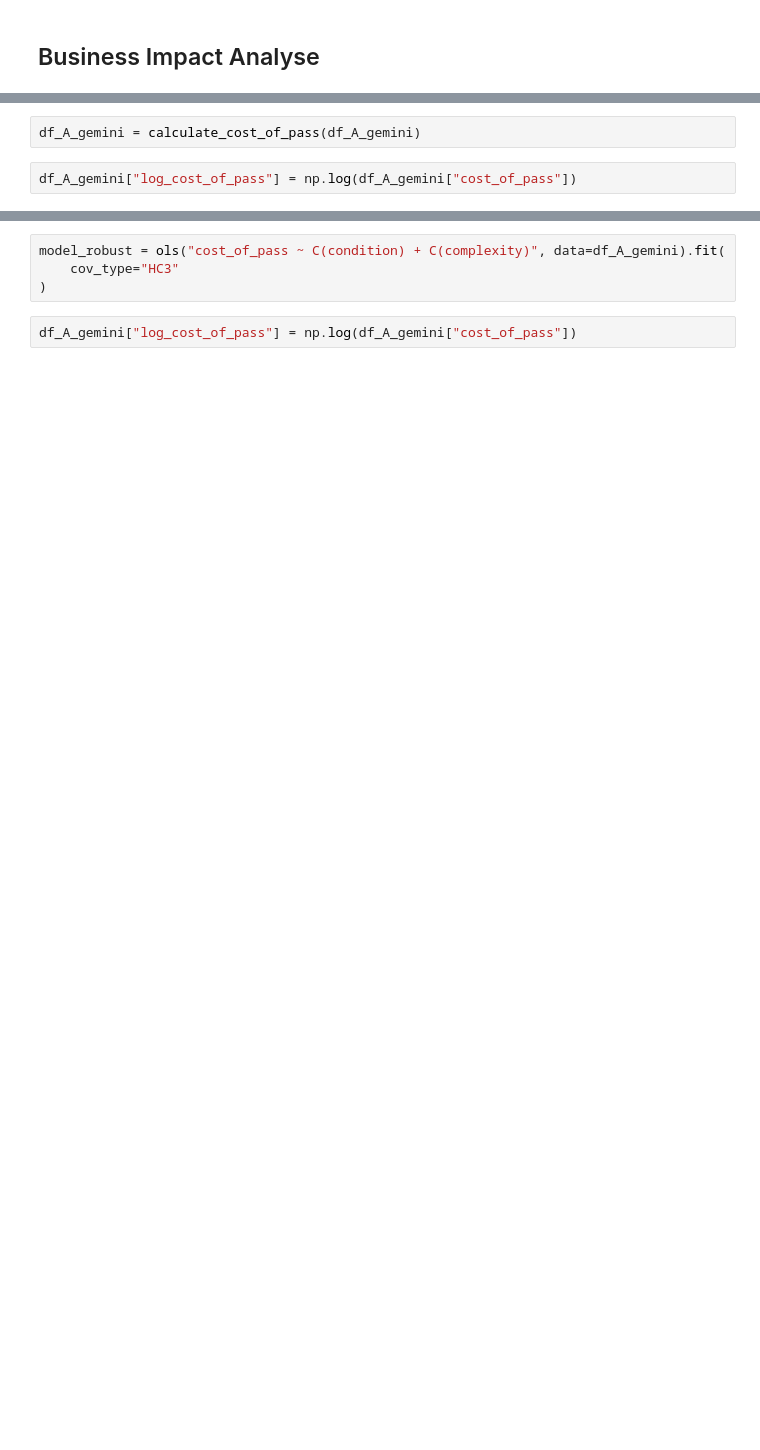
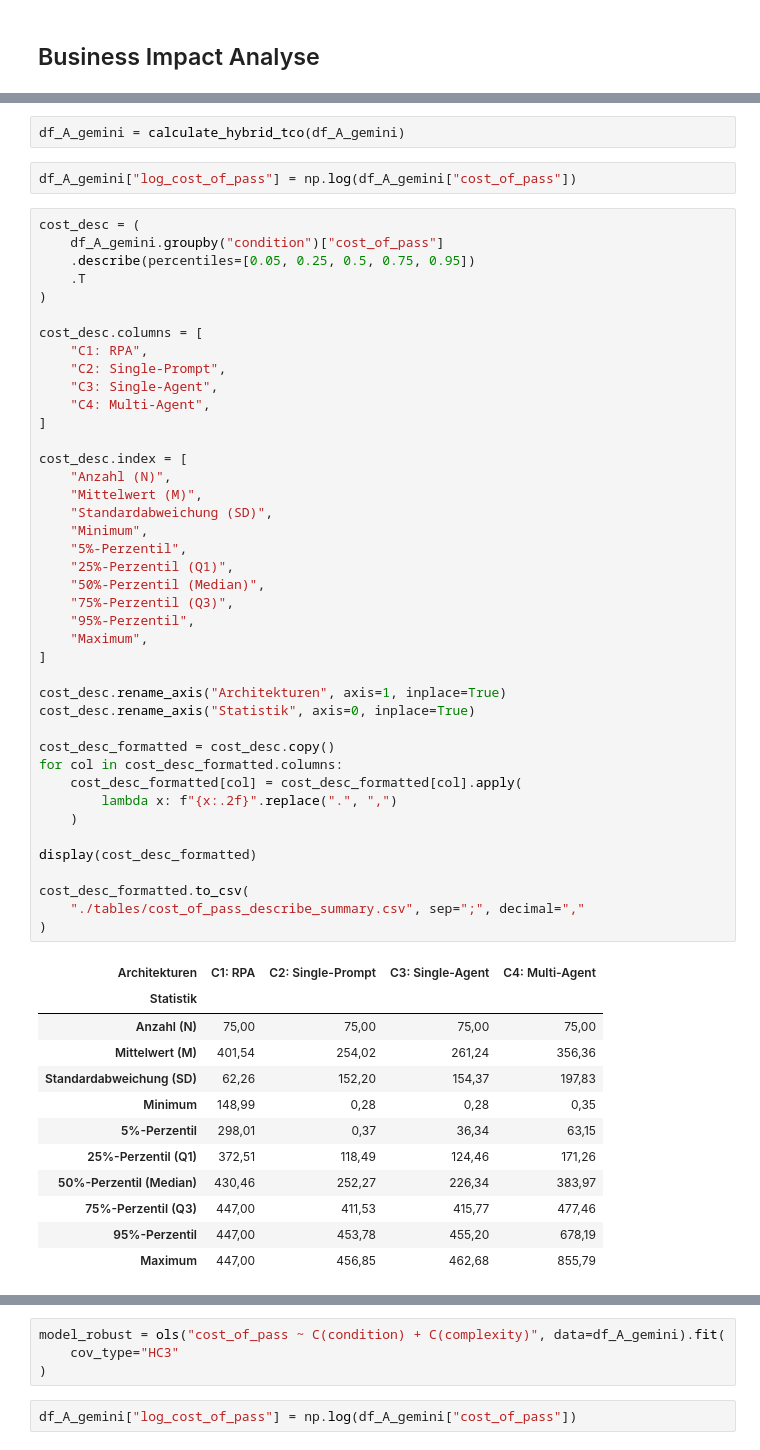
Before and after one commit to StefanEissler/doc-automation-architecture, a Jupyter notebook: notebooks/statistical_evaluation_A_internal.ipynb, the cells around one changed output, grey strips where cells are left out. Saved outputs shown, nothing was run; the diff lists cells and outputs as text; blank space fills up the shorter version.

```diff
--- a/notebooks/statistical_evaluation_A_internal.ipynb
+++ b/notebooks/statistical_evaluation_A_internal.ipynb
@@ -988,6 +1083,60 @@ def calculate_cost_of_pass(df):
 
     return df
 # %%
-df_A_gemini = calculate_cost_of_pass(df_A_gemini)
+df_A_gemini = calculate_hybrid_tco(df_A_gemini)
 # %%
 df_A_gemini["log_cost_of_pass"] = np.log(df_A_gemini["cost_of_pass"])
+# %%
+cost_desc = (
+    df_A_gemini.groupby("condition")["cost_of_pass"]
+    .describe(percentiles=[0.05, 0.25, 0.5, 0.75, 0.95])
+    .T
+)
+
+cost_desc.columns = [
+    "C1: RPA",
+    "C2: Single-Prompt",
+    "C3: Single-Agent",
+    "C4: Multi-Agent",
+]
+
+cost_desc.index = [
+    "Anzahl (N)",
+    "Mittelwert (M)",
+    "Standardabweichung (SD)",
+    "Minimum",
+    "5%-Perzentil",
+    "25%-Perzentil (Q1)",
+    "50%-Perzentil (Median)",
+    "75%-Perzentil (Q3)",
+    "95%-Perzentil",
+    "Maximum",
+]
+
+cost_desc.rename_axis("Architekturen", axis=1, inplace=True)
+cost_desc.rename_axis("Statistik", axis=0, inplace=True)
+
+cost_desc_formatted = cost_desc.copy()
+for col in cost_desc_formatted.columns:
+    cost_desc_formatted[col] = cost_desc_formatted[col].apply(
+        lambda x: f"{x:.2f}".replace(".", ",")
+    )
+
+display(cost_desc_formatted)
+
+cost_desc_formatted.to_csv(
+    "./tables/cost_of_pass_describe_summary.csv", sep=";", decimal=","
+)
+# %% [output]
+| Architekturen | C1: RPA | C2: Single-Prompt | C3: Single-Agent | C4: Multi-Agent |
+| Statistik |  |  |  |  |
+| Anzahl (N) | 75,00 | 75,00 | 75,00 | 75,00 |
+| Mittelwert (M) | 401,54 | 254,02 | 261,24 | 356,36 |
+| Standardabweichung (SD) | 62,26 | 152,20 | 154,37 | 197,83 |
+| Minimum | 148,99 | 0,28 | 0,28 | 0,35 |
+| 5%-Perzentil | 298,01 | 0,37 | 36,34 | 63,15 |
+| 25%-Perzentil (Q1) | 372,51 | 118,49 | 124,46 | 171,26 |
+| 50%-Perzentil (Median) | 430,46 | 252,27 | 226,34 | 383,97 |
+| 75%-Perzentil (Q3) | 447,00 | 411,53 | 415,77 | 477,46 |
+| 95%-Perzentil | 447,00 | 453,78 | 455,20 | 678,19 |
+| Maximum | 447,00 | 456,85 | 462,68 | 855,79 |
```
Also changed, not shown: parts of 23 cells of this notebook, 1 other file.
